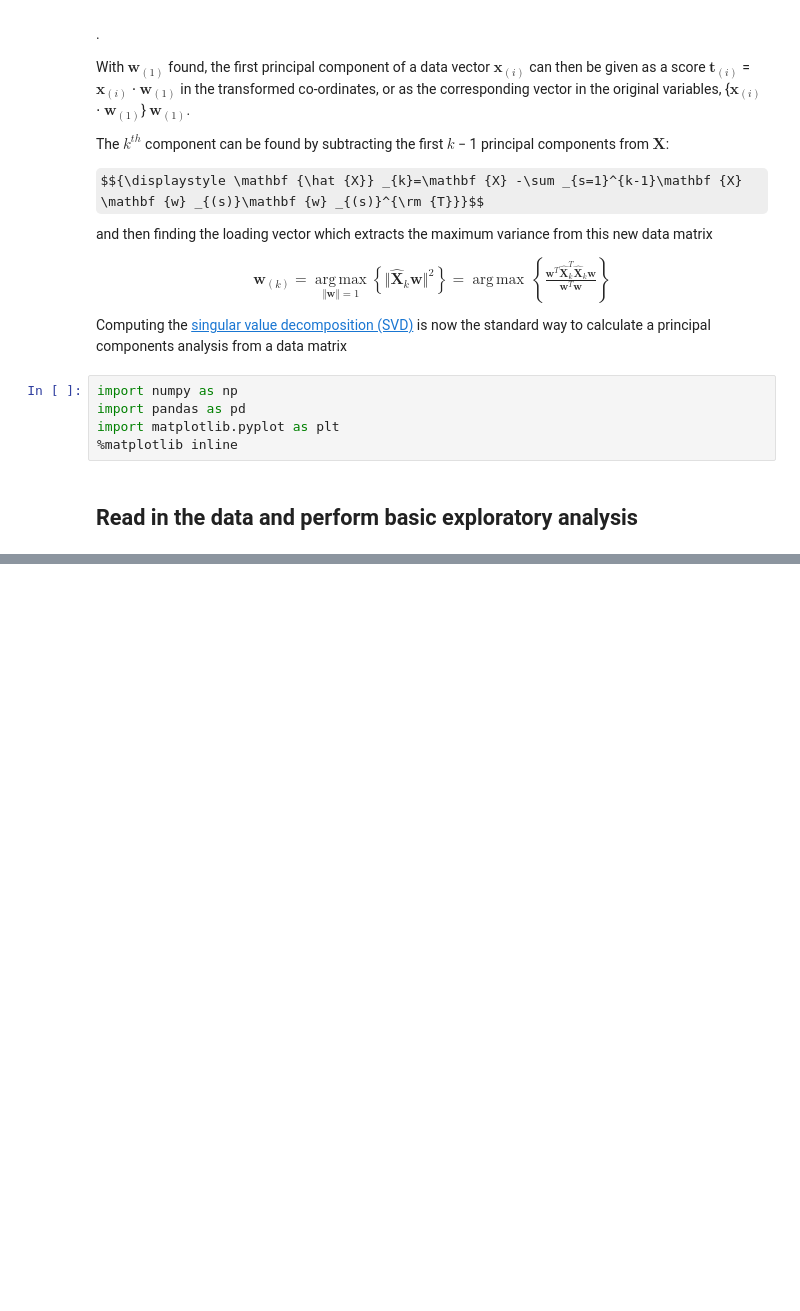
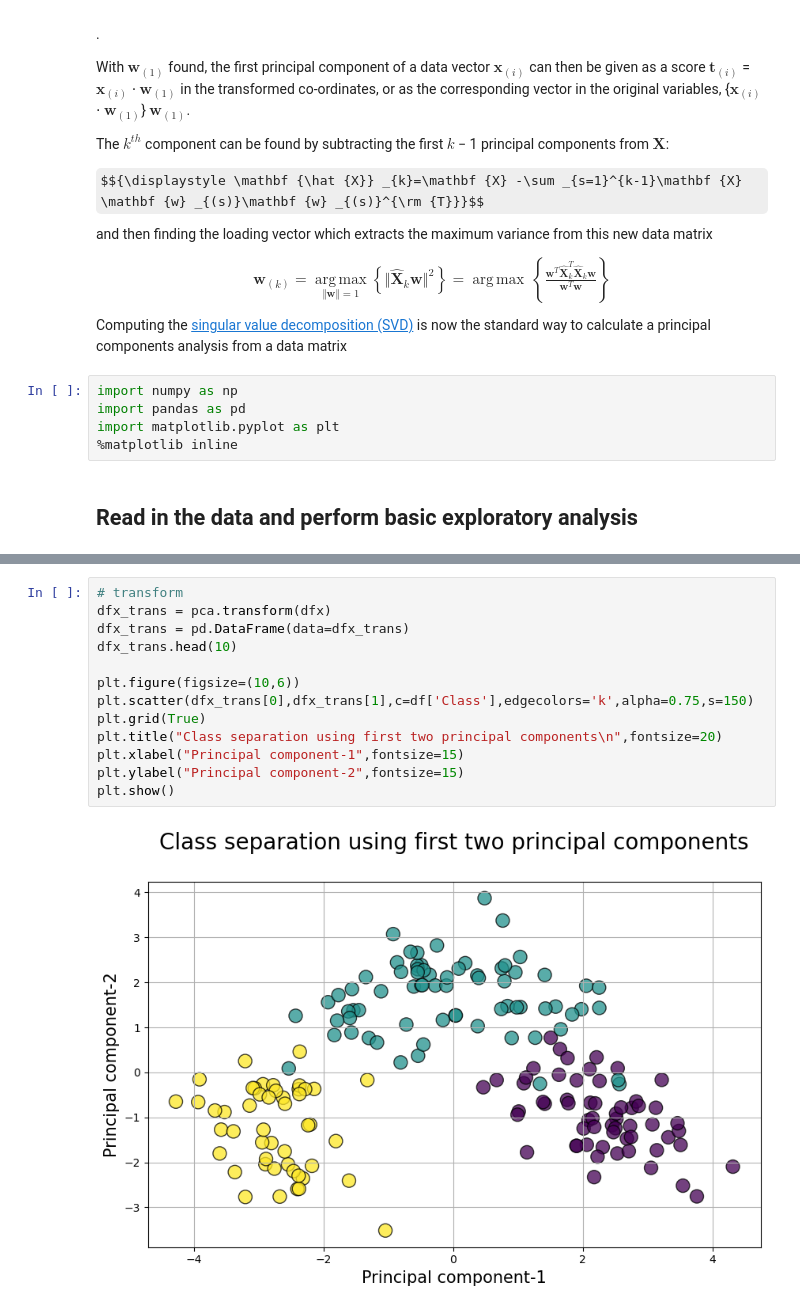
Before and after one commit to mayurasandakalum/ai-workshop-sliit, a Jupyter notebook: 8-PCA-wine.ipynb, the cells around one changed output, grey strips where cells are left out. Saved outputs shown, nothing was run; the diff lists cells and outputs as text; some formulas as TeX source; blank space fills up the shorter version.

```diff
--- a/8-PCA-wine.ipynb
+++ b/8-PCA-wine.ipynb
@@ -53,0 +152,15 @@ df.head(10)
+# %%
+# transform
+dfx_trans = pca.transform(dfx)
+dfx_trans = pd.DataFrame(data=dfx_trans)
+dfx_trans.head(10)
+
+plt.figure(figsize=(10,6))
+plt.scatter(dfx_trans[0],dfx_trans[1],c=df['Class'],edgecolors='k',alpha=0.75,s=150)
+plt.grid(True)
+plt.title("Class separation using first two principal components\n",fontsize=20)
+plt.xlabel("Principal component-1",fontsize=15)
+plt.ylabel("Principal component-2",fontsize=15)
+plt.show()
+# %% [output]
+[figure, added]
```
Also changed, not shown: parts of 7 cells of this notebook.
